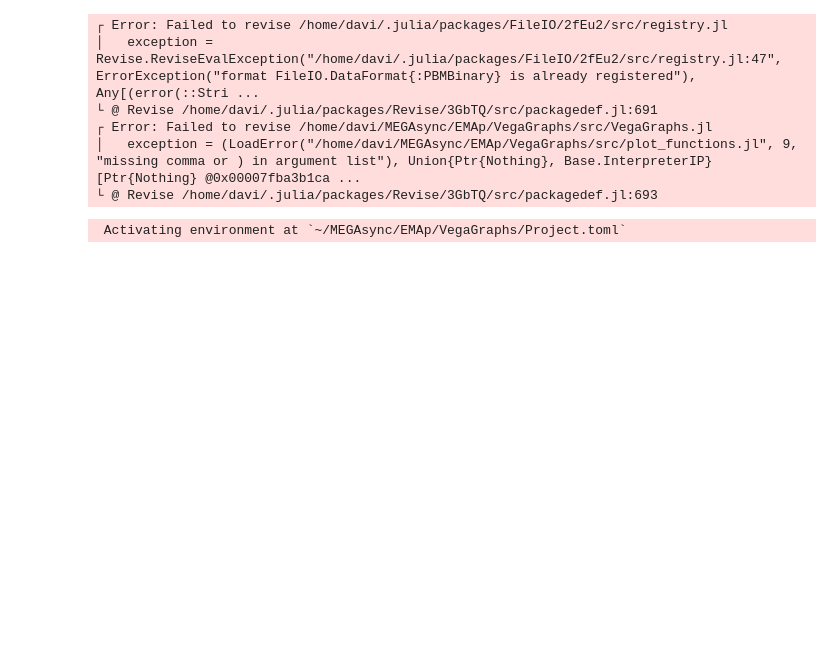
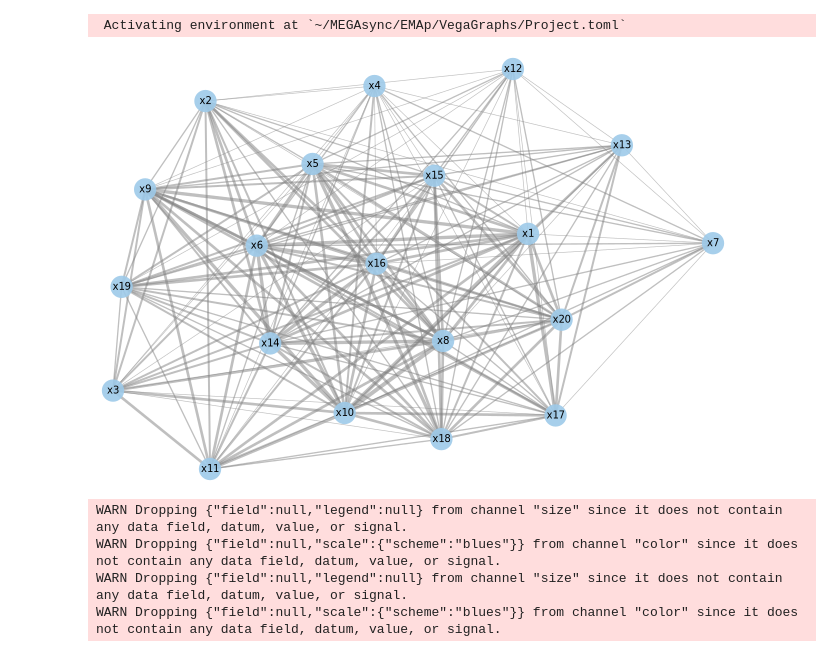
Before and after one commit to JuliaGraphs/VegaGraphs.jl, a Jupyter notebook: sandbox/Testing_graphplot.ipynb, the cells around one changed output. Saved outputs shown, nothing was run; the diff lists cells and outputs as text; code cells hidden in the pictures; blank space fills up the shorter version.

```diff
--- a/sandbox/Testing_graphplot.ipynb
+++ b/sandbox/Testing_graphplot.ipynb
@@ -1,19 +1,18 @@
 # %%
 using Pkg, Revise, VegaLite
-
+Pkg.activate("../.")
 using LightGraphs, GraphPlot, SimpleWeightedGraphs, LinearAlgebra, DataFrames, Random, Colors
 using VegaGraphs
 # %% [output]
-┌ Error: Failed to revise /home/davi/.julia/packages/FileIO/2fEu2/src/registry.jl
-│   exception = Revise.ReviseEvalException("/home/davi/.julia/packages/FileIO/2fEu2/src/registry.jl:47", ErrorException("format FileIO.DataFormat{:PBMBinary} is already registered"), Any[(error(::Stri ...
-└ @ Revise /home/davi/.julia/packages/Revise/3GbTQ/src/packagedef.jl:691
-┌ Error: Failed to revise /home/davi/MEGAsync/EMAp/VegaGraphs/src/VegaGraphs.jl
-│   exception = (LoadError("/home/davi/MEGAsync/EMAp/VegaGraphs/src/plot_functions.jl", 9, "missing comma or ) in argument list"), Union{Ptr{Nothing}, Base.InterpreterIP}[Ptr{Nothing} @0x00007fba3b1ca ...
-└ @ Revise /home/davi/.julia/packages/Revise/3GbTQ/src/packagedef.jl:693
+ Activating environment at `~/MEGAsync/EMAp/VegaGraphs/Project.toml`
-# %%
-Pkg.activate("../.")
-# %% [output]
- Activating environment at `~/MEGAsync/EMAp/VegaGraphs/Project.toml`
 # %%
 Random.seed!(7)
 df = DataFrame(rand([0,1],10,20));
+# %%
+VegaGraphs.graphplot(df)
+# %% [output]
+[figure, added]
+WARN Dropping {"field":null,"legend":null} from channel "size" since it does not contain any data field, datum, value, or signal.
+WARN Dropping {"field":null,"scale":{"scheme":"blues"}} from channel "color" since it does not contain any data field, datum, value, or signal.
+WARN Dropping {"field":null,"legend":null} from channel "size" since it does not contain any data field, datum, value, or signal.
+WARN Dropping {"field":null,"scale":{"scheme":"blues"}} from channel "color" since it does not contain any data field, datum, value, or signal.
```
Also changed, not shown: 6 other files.
